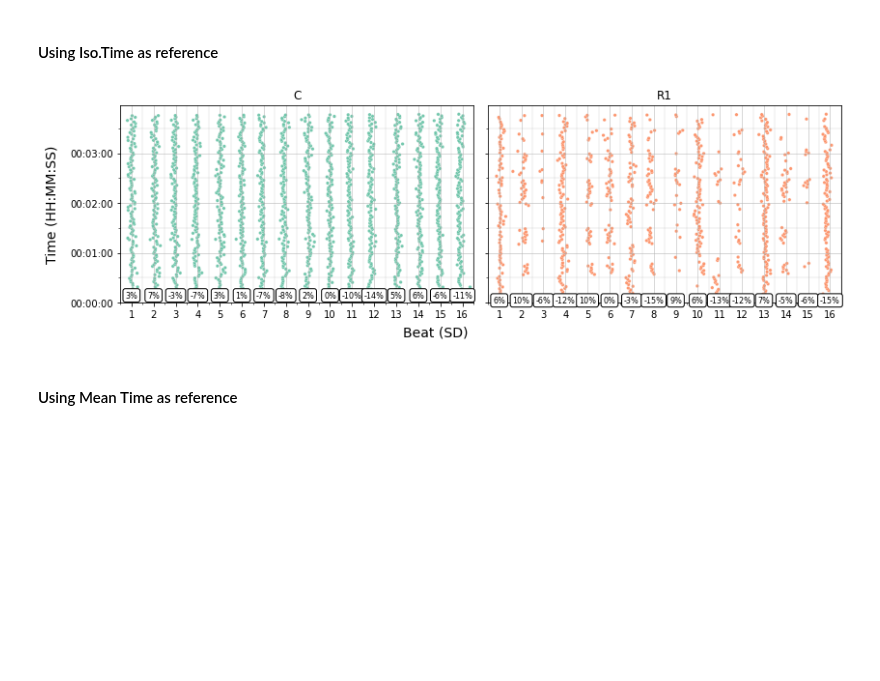
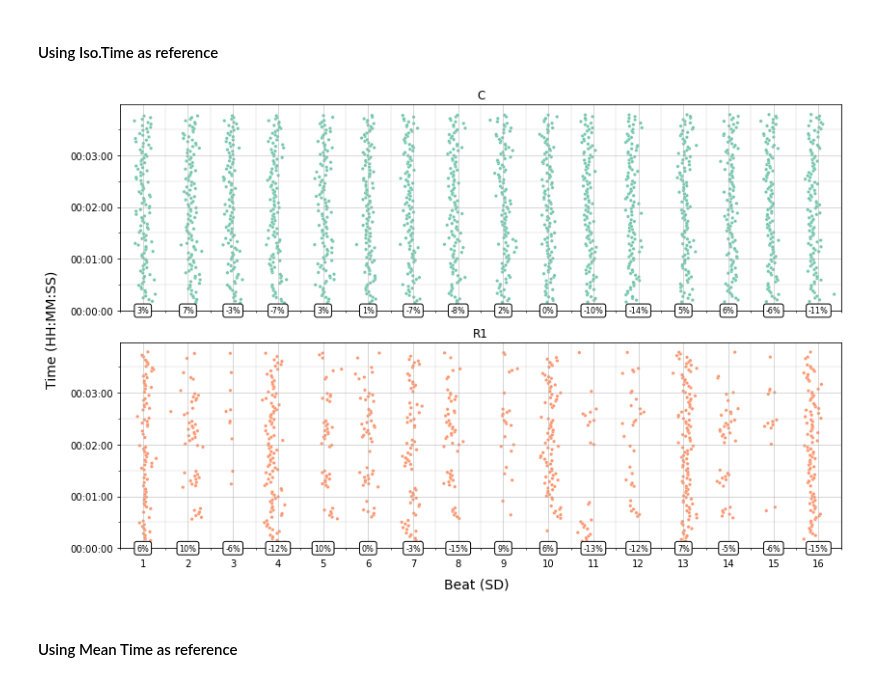
Before and after one commit to satyajeetprabhu/music-sync-internship-upf, a Jupyter notebook: Adding_Annotations.ipynb, the cells around one changed output. Drawn from its saved outputs; the diff is of its cells as text; code cells hidden in the pictures; blank space fills up the shorter version.

```diff
--- a/Adding_Annotations.ipynb
+++ b/Adding_Annotations.ipynb
@@ -200,7 +200,7 @@ df.head(20)
 # %% [markdown]
 #### 5.1 Add isochronous beat subdivisions based on annotation
 # %%
-df = onsetsync.add_isobeats(df, instr=['CycleTime'], beat='SD', beatlabel='Iso.Time')
+df = onsetsync.add_isobeats(df, instr=['CycleTime'], beat='SD')
 df.head(20)
 # %% [output]
 |  | Take | Label SD | C | P | R1 | R2 | SD | Beat.SD | Cycle | CycleTime | Iso.Time |
@@ -227,7 +227,7 @@ instr_uc = ['C', 'P', 'R1', 'R2']
 instr_css = ['Clave', 'Bass ', 'Guitar', 'Tres']
 instr_mj = ['J1', 'J2', 'D1']
 # %%
-df = onsetsync.add_isobeats(df, instr=instr_uc, beat='SD', beatlabel='Mean.Time')
+df = onsetsync.add_isobeats(df, instr=instr_uc, beat='SD')
 df.tail(20)
 # %% [output]
 |  | Take | Label SD | C | P | R1 | R2 | SD | Beat.SD | Cycle | CycleTime | Iso.Time | ... |
@@ -252,9 +252,9 @@ df.tail(20)
 # %% [markdown]
 #### Using Iso.Time as reference
 # %%
-onsetsync.plot_by_beat(df=df, instr=['C', 'R1'], beat='SD', virtual='Iso.Time', pcols=2, griddeviations=True, colourpalette='Set2', pointsize=1)
+onsetsync.plot_by_beat(df=df, instr=['C', 'R1'], beat='SD', virtual='Iso.Time', pcols=1, griddeviations=True, colourpalette='Set2', pointsize=1)
 # %% [output]
-[figure, old version]
+[figure, new version]
 # %% [markdown]
 #### Using Mean Time as reference
 # %%
```
Also changed, not shown: parts of 2 cells of this notebook, 8 other files.
